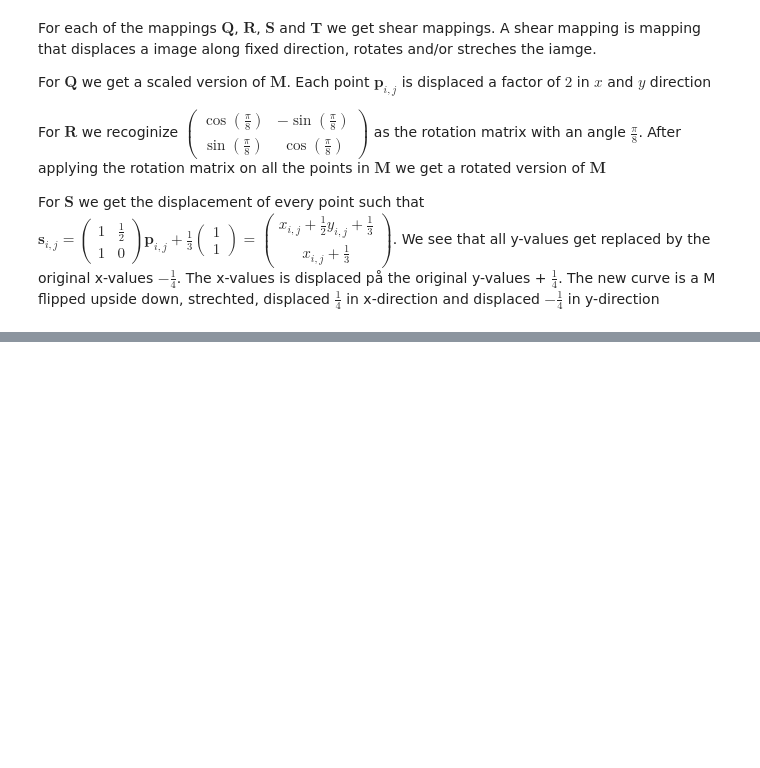
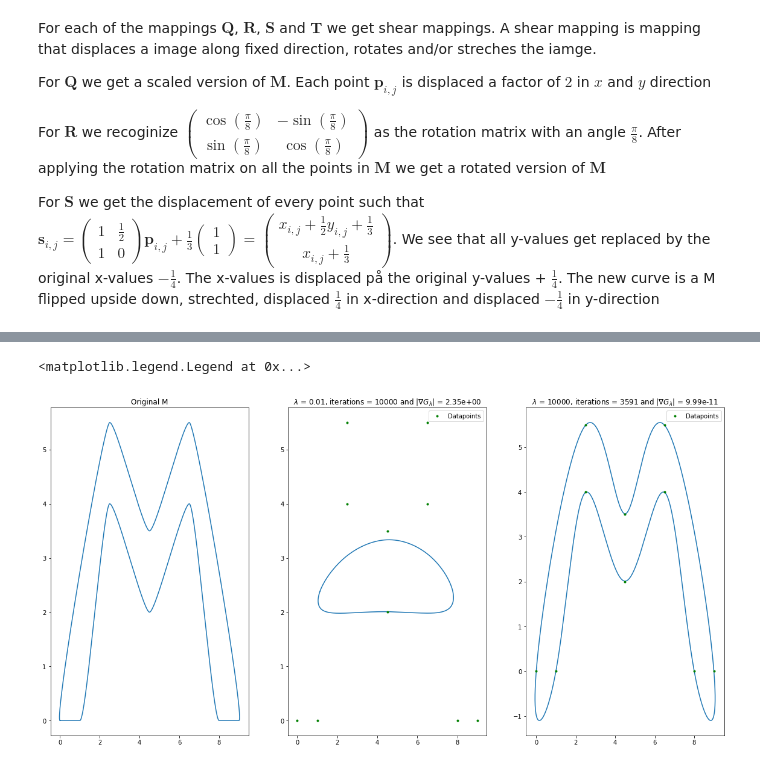
Before and after one commit to markus0800/Nummat2, a Jupyter notebook: project2_task_2e_3.ipynb, the cells around one changed output, grey strips where cells are left out. Drawn from its saved outputs; the diff is of its cells as text; code cells hidden in the pictures; blank space fills up the shorter version.

```diff
--- a/project2_task_2e_3.ipynb
+++ b/project2_task_2e_3.ipynb
@@ -236,3 +236,13 @@ For $\mathbf{Q}$ we get a scaled version of $\mathbf{M}$. Each point $\mathbf{p}
 For $\mathbf{R}$ we recoginize $\begin{pmatrix} \cos(\frac{\pi}{8}) & - \sin(\frac{\pi}{8}) \\ \sin(\frac{\pi}{8}) & \cos(\frac{\pi}{8})\end{pmatrix}$ as the rotation matrix with an angle $\frac{\pi}{8}$. After applying the rotation matrix on all the points in $\mathbf{M}$ we get a rotated version of $\mathbf{M}$
 
 For $\mathbf{S}$  we get the displacement of every point such that $\mathbf{s}_{i,j} =  \begin{pmatrix} 1 & \frac{1}{2} \\ 1 & 0 \end{pmatrix} \mathbf{p}_{i,j} + \frac{1}{3}\begin{pmatrix} 1 \\ 1\end{pmatrix}= \begin{pmatrix} x_{i,j} + \frac{1}{2} y_{i,j} + \frac{1}{3}\\ x_{i,j} + \frac{1}{3}\end{pmatrix}$. We see that all y-values get replaced by the original x-values $-\frac{1}{4}$. The x-values is displaced på the original y-values + $\frac{1}{4}$. The new curve is a M flipped upside down, strechted, displaced $\frac{1}{4}$ in x-direction and displaced $-\frac{1}{4}$ in y-direction
+# %%
+def gradient_F_tilde(Q):
+    '''
+    function that calculates the gradient of F_tilde
+    input:
+        Q: A 4x2 array with control points in the segment we want to compute the gradient for
+    output:
+        Gradient of F_tilde
+    '''
+    return 12*np.array([2*P[0] - 3*P[1] + P[2], -3*P[0]  +6*P[1] - 6*P[2] + 3*P[3], P[0] - 6*P[1] +14*P[2] -9*P[3], 3*P[1] - 9*P[2] + 6*P[3]])
@@ -345,0 +379,27 @@ plt.legend()
+# %%
+lambda1 = 0.01
+lambda2 = 10000
+Q_M1, iterations1, error1 = gradient_Descent(P_M, M, lambda1)
+Q_M2, iterations2, error2 = gradient_Descent(P_M, M, lambda2)
+
+curve_P_M = composite_Bezier(P_M, T_M)
+curve_Q_M1 = composite_Bezier(Q_M1, T_M)
+curve_Q_M2 = composite_Bezier(Q_M2, T_M)
+
+fig, axes = plt.subplots(1,3, figsize = (20,10))
+
+axes[0].plot(curve_P_M[:,0], curve_P_M[:,1])
+axes[0].set_title(f'Original M')
+
+axes[1].plot(curve_Q_M1[:,0], curve_Q_M1[:,1])
+axes[1].set_title(r'$\lambda$' +  f' = {lambda1}, iterations = {iterations1} and ' + r'|$\nabla G_{\lambda}$|' + f' = {error1:.2e}')
+axes[1].plot(M[:,0], M[:,1], 'g.', label = f'Datapoints')
+axes[1].legend()
+
+axes[2].plot(curve_Q_M2[:,0], curve_Q_M2[:,1])
+axes[2].set_title(r'$\lambda$' +  f' = {lambda2}, iterations = {iterations2} and ' + r'$|\nabla G_{\lambda}$|' + f' = {error2:.2e}')
+axes[2].plot(M[:,0], M[:,1], 'g.', label =  f'Datapoints')
+axes[2].legend()
+# %% [output]
+<matplotlib.legend.Legend at 0x...>
+[figure, added]
```
Also changed, not shown: parts of 7 cells of this notebook.
